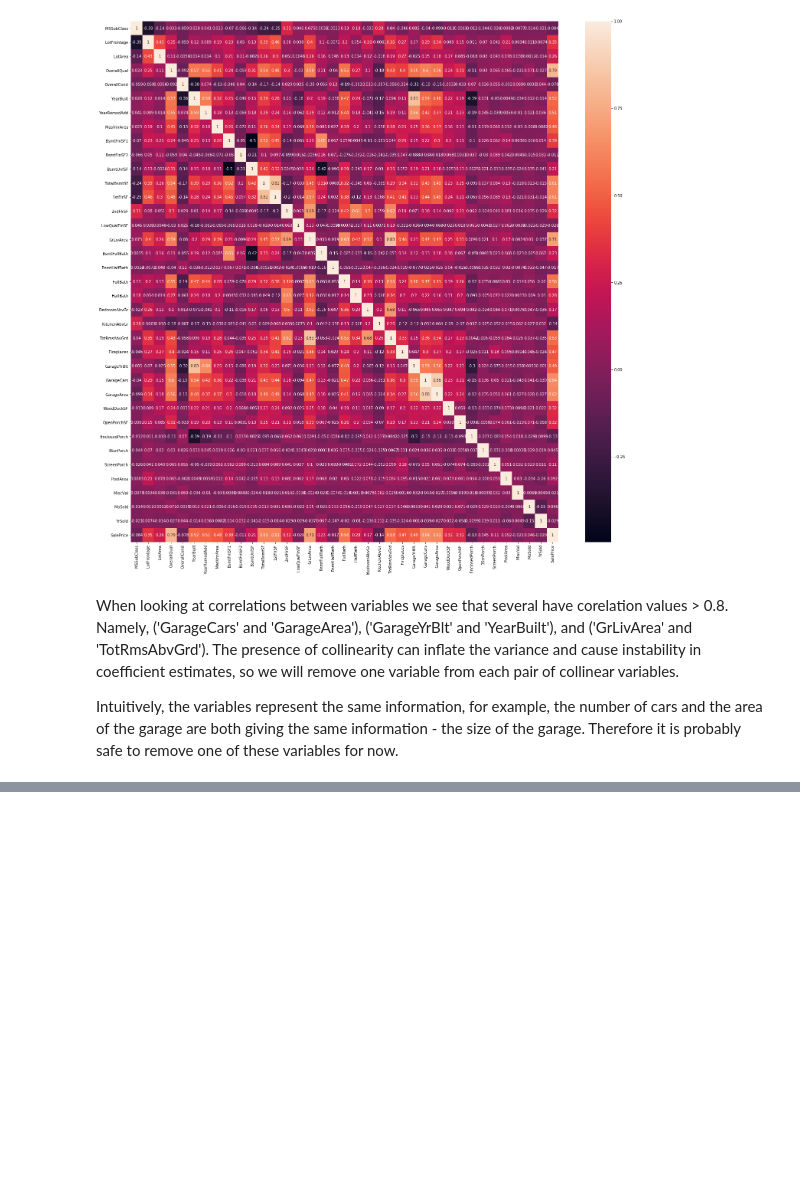
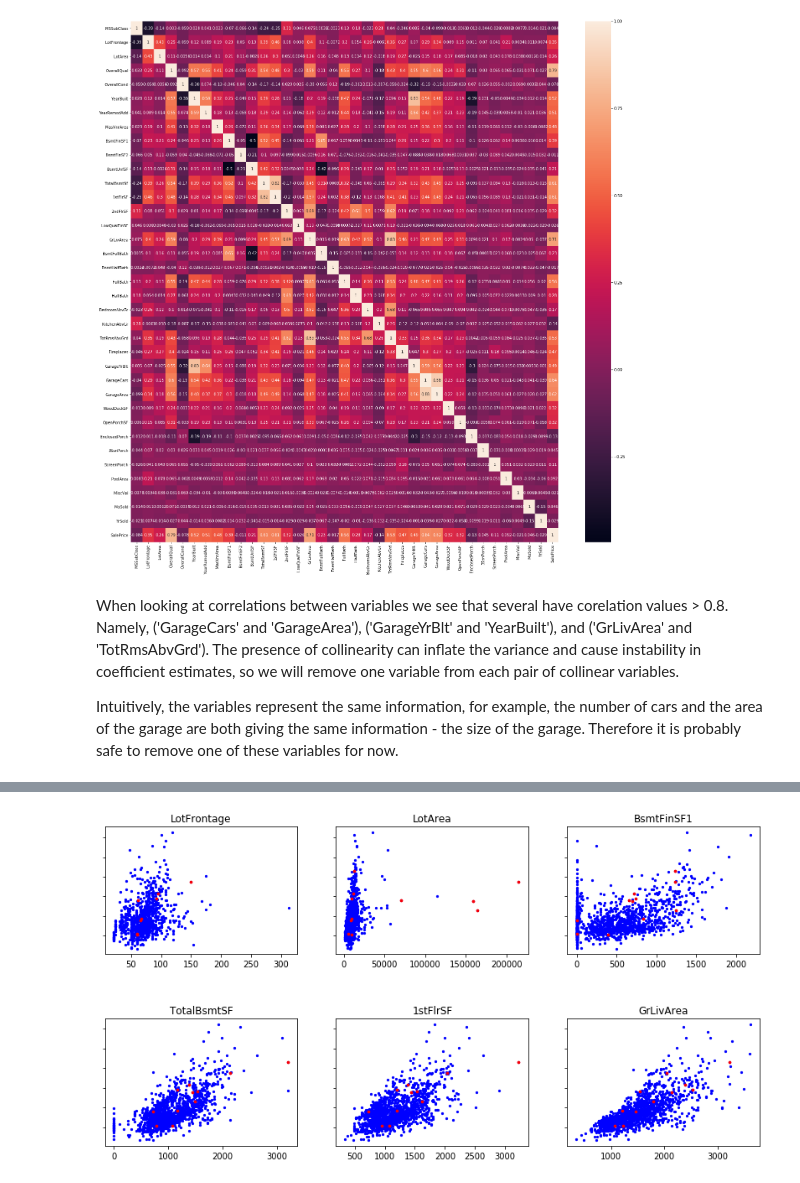
Before and after one commit to tcwou/House-Prices-Kaggle, a Jupyter notebook: Kaggle Housing Project Notebook.ipynb, the cells around one changed output, grey strips where cells are left out. Drawn from its saved outputs; the diff is of its cells as text; code cells hidden in the pictures; blank space fills up the shorter version.

```diff
--- a/Kaggle Housing Project Notebook.ipynb
+++ b/Kaggle Housing Project Notebook.ipynb
@@ -171,0 +183,27 @@ plt.show()
+# %%
+# Apply the filter ['GrLivArea'] < 4000
+data = data[data['GrLivArea']<4000]
+
+numeric_data = data.select_dtypes(include=[np.number])
+
+# Re-plot outlier graphs
+data_only_outliers = data.iloc[outliers_list][outlier_features]
+data_outliers = data[outlier_features]
+
+f, ax = plt.subplots(2, 3, figsize=(14,7))
+for row in range(3):
+    for col in range(3):
+        idx = col+(3*row)
+        if idx < 6:
+            x = data_outliers.iloc[:, idx]
+            x_outlier = data_only_outliers.iloc[:, idx]
+            y = data_outliers['SalePrice']
+            y_outlier = data_only_outliers['SalePrice']
+            ax[row, col].scatter(x, y, s=5, c='b')
+            ax[row, col].scatter(x_outlier, y_outlier, s=7, c='r') # outliers will appear red
+            ax[row, col].set_title(data_outliers.columns[idx])
+            ax[row, col].set_yticklabels([])
+plt.subplots_adjust(hspace=0.5)
+plt.show()
+# %% [output]
+[figure, added]
```
Also changed, not shown: parts of 32 cells of this notebook.
